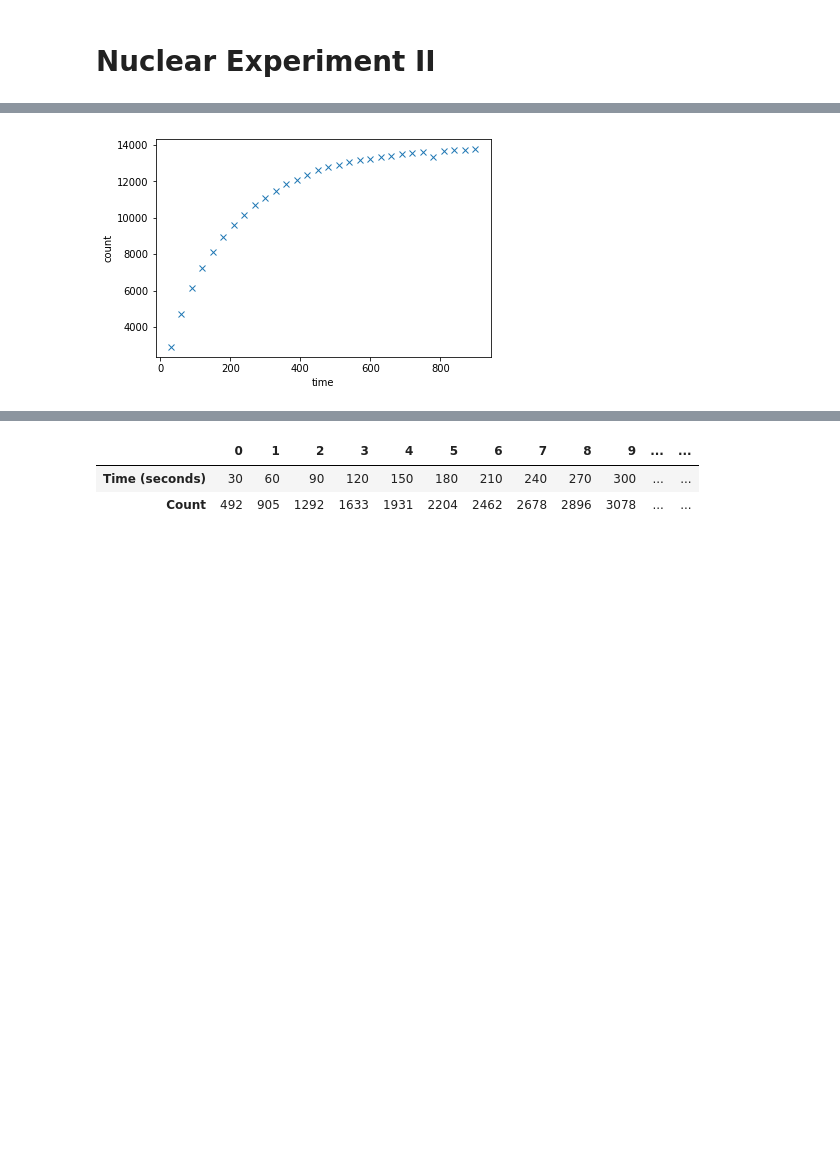
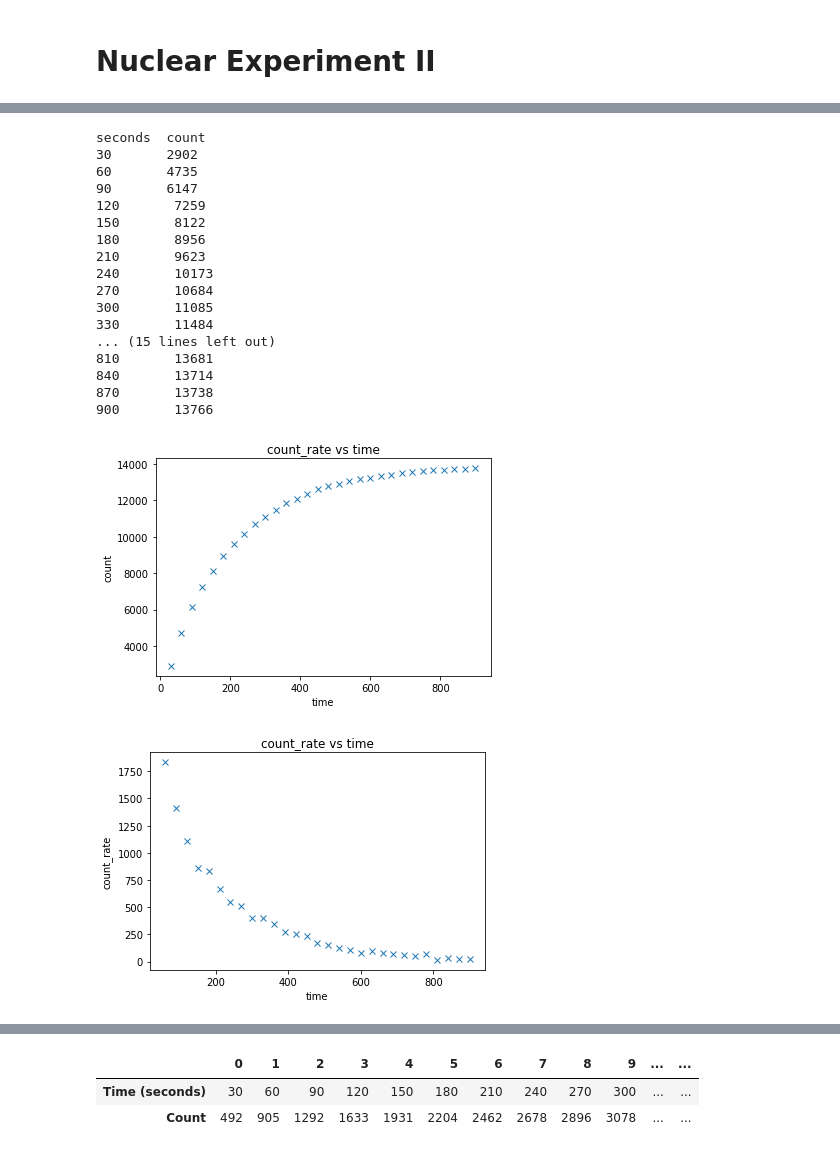
Before and after one commit to MAtthewCrow12/CrowleyDLP, a Jupyter notebook: 357 graphs.ipynb, the cells around one changed output, grey strips where cells are left out. Cells and saved outputs as stored; diff of their text form; code cells hidden in the pictures; blank space fills up the shorter version.

```diff
--- a/357 graphs.ipynb
+++ b/357 graphs.ipynb
@@ -102,12 +102,23 @@ counts=[[6,5,6],
         [5,8,8],
         [34,32,15]]
 
+print("Voltage    Counts    average slope")
+for i in range(0,len(counts)):
+    #print(np.mean(counts[i]))
+    counts_mean.append(np.mean(counts[i]))
+    #print(counts[i][0], counts[i][1], counts[i][2])
+    avg= ((counts[i][1]-counts[i][0])+ (counts[i][2]-counts[i][1]))/2
+    print( voltage[i],"   ", counts[i],"   ", avg)
 
-for i in range(0,len(counts)):
-    print(np.mean(counts[i]))
-    counts_mean.append(np.mean(counts[i]))
 
 plt.plot(voltage,counts_mean, "x")
 plt.savefig('Radioactivity_V_vs._Count.pdf', format='pdf', bbox_inches='tight', transparent=True)
+plt.xlabel("Voltage (V)")
+plt.ylabel("Counts")
+plt.title("Counts vs Voltage")
 plt.show()
+
+
+print(voltage)
+print(counts)
 # %% [output]
@@ -170,16 +288,66 @@ data
 # %%
 ##Part II.5
 ##very high countrate = error source
 ## error source: matthoe forgetting to check the timer. a lot. like a bitch
 time=list(range(30, 930, 30))
 count=[2902,4735,6147,7259,8122,8956,
        9623,10173,10684,11085,11484,11832,
        12102,12360,12599,12768,12922,13049,
        13155,13234,13332,13407,13478,13536,
-       13592,13365,13681,13714,13738,13766]
+       13592,13665,13681,13714,13738,13766]
+
+
+print("seconds  count")
+for i in range(0,len(count)):
+    print(time[i],"     ", count[i])
+
+
 plt.plot(time, count,"x")
+plt.title("count_rate vs time")
 plt.xlabel("time")
 plt.ylabel("count")
-plt.savefig('Radioactivity_II_5.pdf', format='pdf', bbox_inches='tight', transparent=True)
+plt.show()
+#plt.savefig('Radioactivity_II_5.pdf', format='pdf', bbox_inches='tight', transparent=True)
+
+
+
+time=list(range(60, 930, 30))
+
+
+
+
+count_rate=[]
+for i in range(1,len(count)):
+    count_rate.append(count[i]-count[i-1])
+
+
+
+plt.plot(time, count_rate,"x")
+plt.title("count_rate vs time")
+plt.xlabel("time")
+plt.ylabel("count_rate")
+plt.show()
+
+print("seconds  count rate")
+for i in range(0,len(count_rate)):
+    print(time[i],"     ", count_rate[i])
 # %% [output]
+seconds  count
+30       2902
+60       4735
+90       6147
+120       7259
+150       8122
+180       8956
+210       9623
+240       10173
+270       10684
+300       11085
+330       11484
+... (15 lines left out)
+810       13681
+840       13714
+870       13738
+900       13766
-[figure, old version]
+[figure, new version]
+[figure, added]
```
Also changed, not shown: parts of 6 cells of this notebook, 11 other files.
